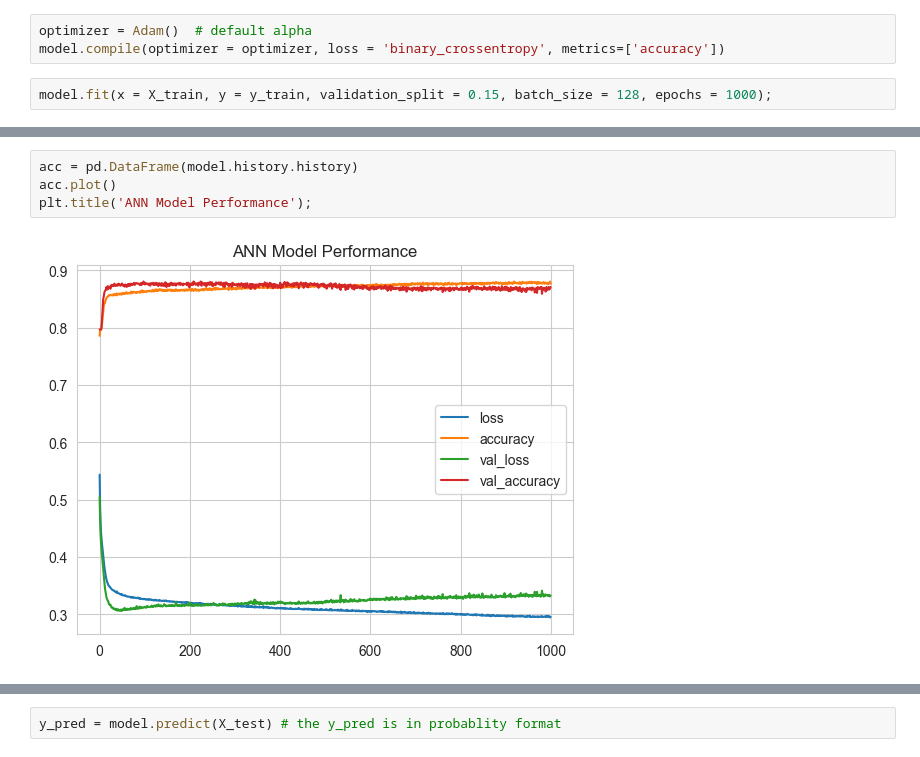
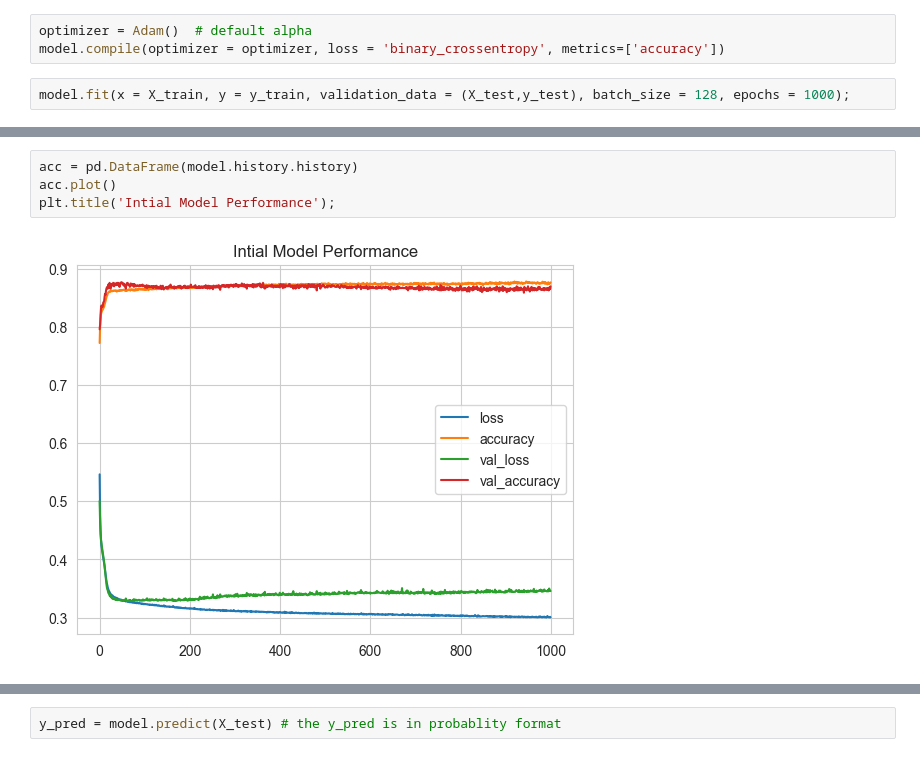
Before and after one commit to 0xArwa/churn-prediction-ann, a Jupyter notebook: DL-Assignment-1 (Classification with ANN-Churn Prediction)-Student.ipynb, the cells around one changed output, grey strips where cells are left out. Drawn from its saved outputs; the diff is of its cells as text.

```diff
--- a/DL-Assignment-1 (Classification with ANN-Churn Prediction)-Student.ipynb
+++ b/DL-Assignment-1 (Classification with ANN-Churn Prediction)-Student.ipynb
@@ -409,6 +410,6 @@ _________________________________________________________________
 optimizer = Adam()  # default alpha
 model.compile(optimizer = optimizer, loss = 'binary_crossentropy', metrics=['accuracy'])
 # %%
-model.fit(x = X_train, y = y_train, validation_split = 0.15, batch_size = 128, epochs = 1000);
+model.fit(x = X_train, y = y_train, validation_data = (X_test,y_test), batch_size = 128, epochs = 1000);
 # %% [output]
 Epoch 1/1000
@@ -437,6 +432,6 @@ Epoch 1000/1000
 # %%
 acc = pd.DataFrame(model.history.history)
 acc.plot()
-plt.title('ANN Model Performance');
+plt.title('Intial Model Performance');
 # %% [output]
-[figure, old version]
+[figure, new version]
```
Also changed, not shown: parts of 119 cells of this notebook, 2 other files.
